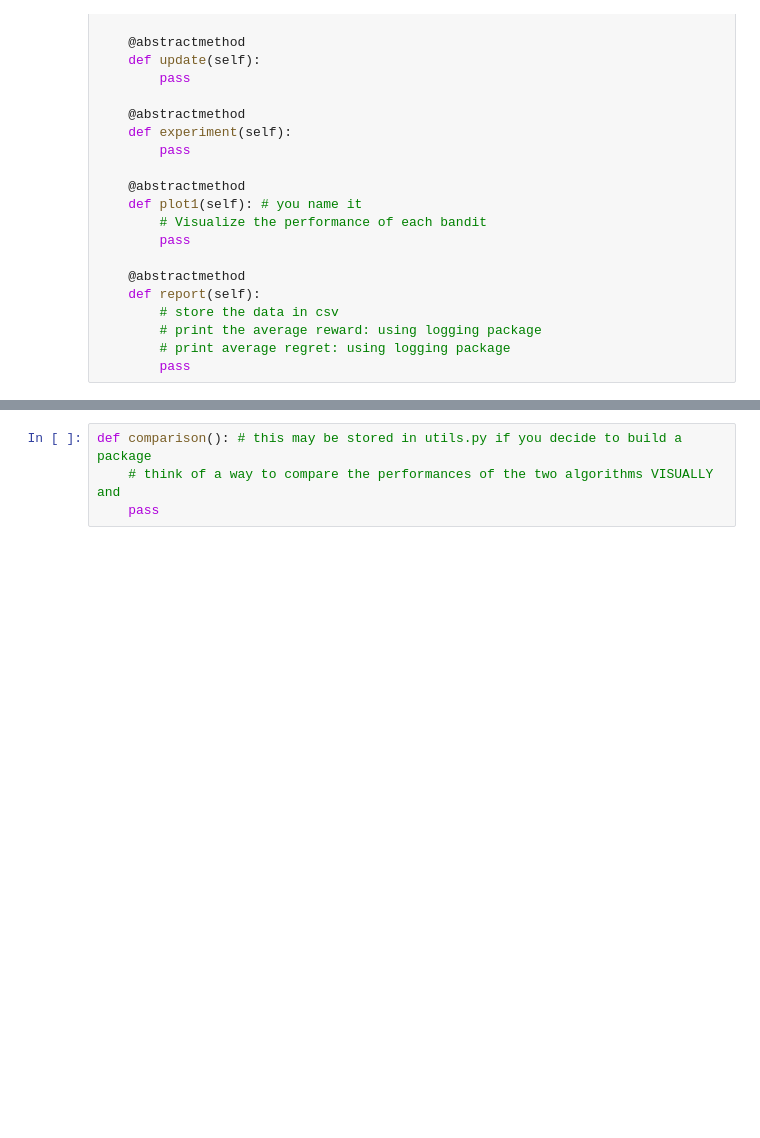
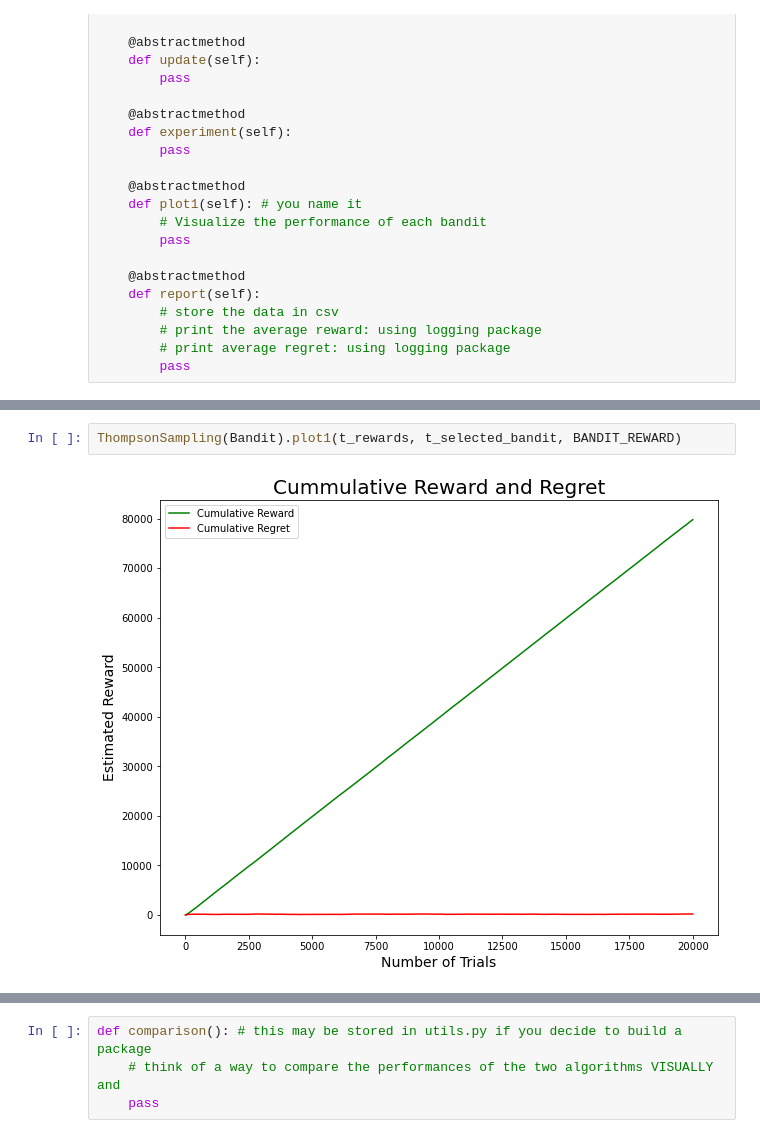
Before and after one commit to marmiskarian/AB-testing, a Jupyter notebook: HW2_AB-testing_Maria_Miskaryan.ipynb, the cells around one changed output, grey strips where cells are left out. Drawn from its saved outputs; the diff is of its cells as text; blank space fills up the shorter version.

```diff
--- a/HW2_AB-testing_Maria_Miskaryan.ipynb
+++ b/HW2_AB-testing_Maria_Miskaryan.ipynb
@@ -282,0 +295,4 @@ class ThompsonSampling(Bandit):
+# %%
+ThompsonSampling(Bandit).plot1(t_rewards, t_selected_bandit, BANDIT_REWARD)
+# %% [output]
+[figure, added]
```
Also changed, not shown: parts of 17 cells of this notebook.
